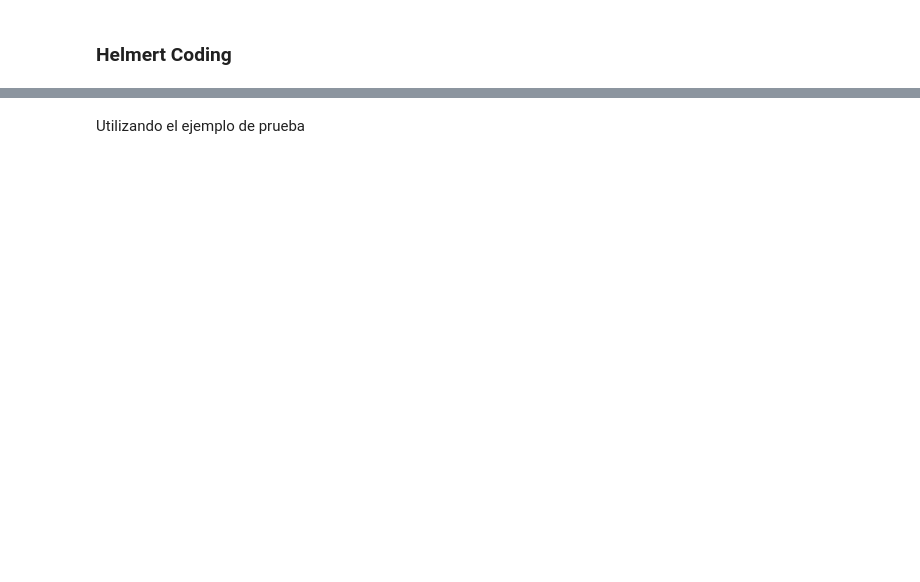
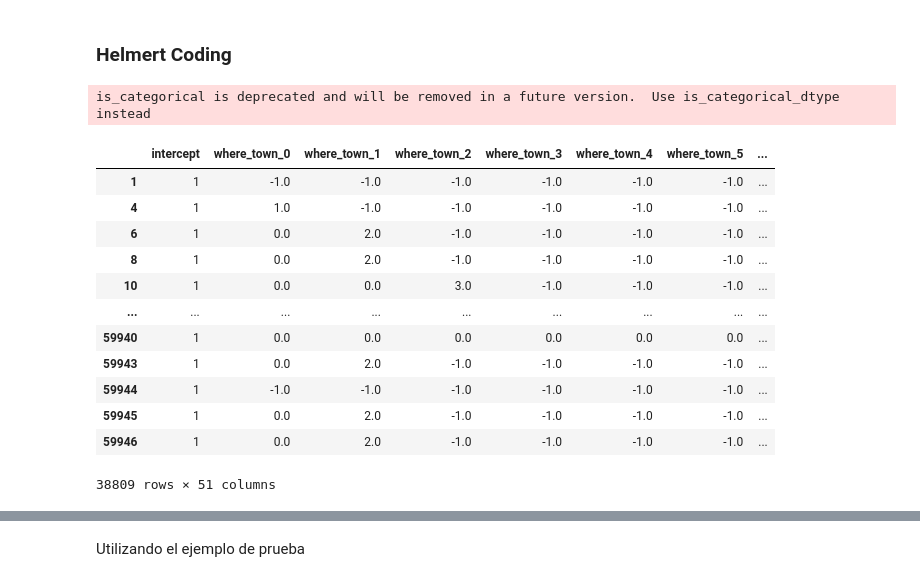
Before and after one commit to talend-Erick/Deploy_sentiment, a Jupyter notebook: DS6011_HT04.ipynb, the cells around one changed output, grey strips where cells are left out. Cells and saved outputs as stored; diff of their text form; code cells hidden in the pictures; blank space fills up the shorter version.

```diff
--- a/DS6011_HT04.ipynb
+++ b/DS6011_HT04.ipynb
@@ -463,3 +760,18 @@ helm_enc = HelmertEncoder()
 # %%
-helm_enc.fit_transform(df[[col]])
+helmer_enc.fit_transform(df[[col]])
+# %% [output]
+is_categorical is deprecated and will be removed in a future version.  Use is_categorical_dtype instead
+|  | intercept | where_town_0 | where_town_1 | where_town_2 | where_town_3 | where_town_4 | where_town_5 | ... |
+| 1 | 1 | -1.0 | -1.0 | -1.0 | -1.0 | -1.0 | -1.0 | ... |
+| 4 | 1 | 1.0 | -1.0 | -1.0 | -1.0 | -1.0 | -1.0 | ... |
+| 6 | 1 | 0.0 | 2.0 | -1.0 | -1.0 | -1.0 | -1.0 | ... |
+| 8 | 1 | 0.0 | 2.0 | -1.0 | -1.0 | -1.0 | -1.0 | ... |
+| 10 | 1 | 0.0 | 0.0 | 3.0 | -1.0 | -1.0 | -1.0 | ... |
+| ... | ... | ... | ... | ... | ... | ... | ... | ... |
+| 59940 | 1 | 0.0 | 0.0 | 0.0 | 0.0 | 0.0 | 0.0 | ... |
+| 59943 | 1 | 0.0 | 2.0 | -1.0 | -1.0 | -1.0 | -1.0 | ... |
+| 59944 | 1 | -1.0 | -1.0 | -1.0 | -1.0 | -1.0 | -1.0 | ... |
+| 59945 | 1 | 0.0 | 2.0 | -1.0 | -1.0 | -1.0 | -1.0 | ... |
+| 59946 | 1 | 0.0 | 2.0 | -1.0 | -1.0 | -1.0 | -1.0 | ... |
+38809 rows × 51 columns
 # %%
```
Also changed, not shown: parts of 73 cells of this notebook.
